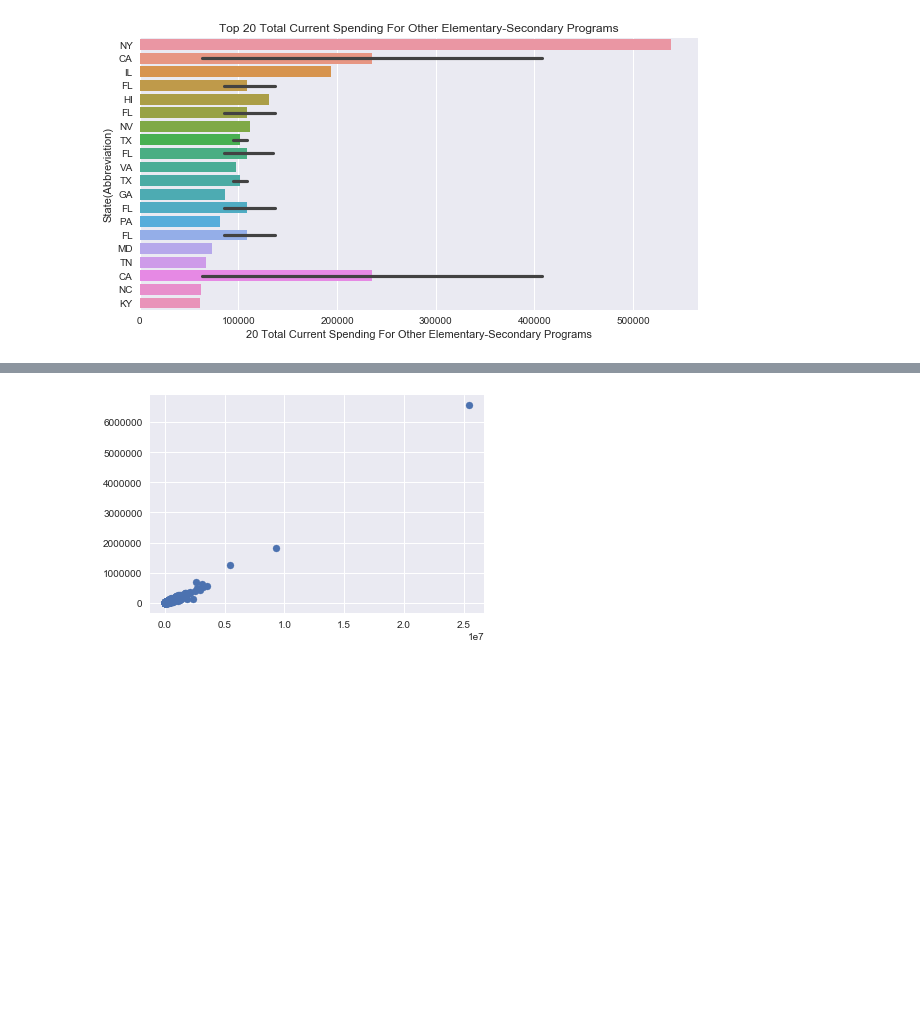
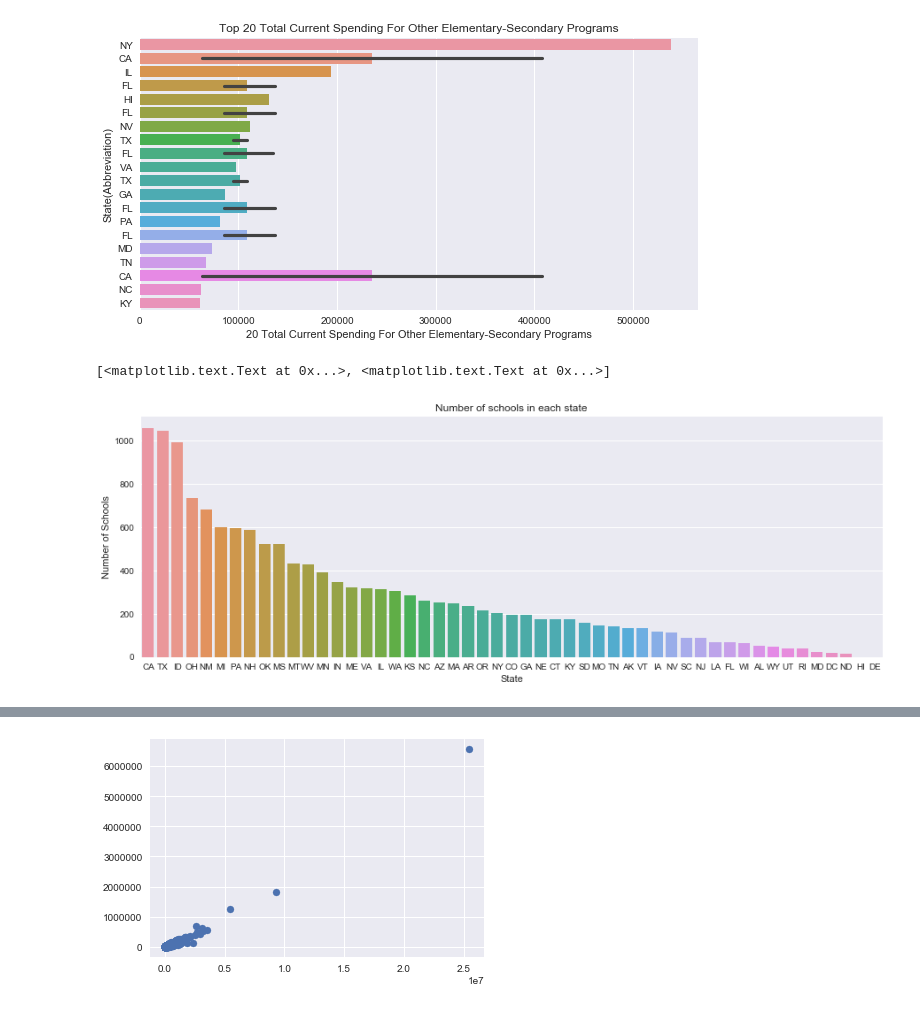
Before and after one commit to jpbesgen/decal_proj1, a Jupyter notebook: code.ipynb, the cells around one changed output, grey strips where cells are left out. Saved outputs shown, nothing was run; the diff lists cells and outputs as text; code cells hidden in the pictures; blank space fills up the shorter version.

```diff
--- a/code.ipynb
+++ b/code.ipynb
@@ -184,3 +184,16 @@ create_STATE_vs_TARGET_horizontal_bar_graph(data,
                                             '20 Total Current Spending For Other Elementary-Secondary Programs')
 # %% [output]
 [figure]
+# %%
+data_mod = data.groupby(['STATE']).count()
+data_mod['states'] = np.sort(['AL', 'AK',
+    'AZ','AR','CA','CO','CT','DE', 'DC', 'FL','GA','HI','ID','IL','IN','IA','KS','KY','LA','ME','MD','MA','MI','MN','MS','MO',
+    'MT','NE','NV','NH','NJ','NM','NY','NC','ND','OH','OK','OR','PA','RI','SC','SD','TN','TX','UT','VT','VA','WA','WV','WI','WY'])
+fig = plt.figure(figsize=(15,5))
+data_mod = data_mod.sort_values('NAME', ascending=False)
+number_of_schools = sns.barplot(x='states', y='NAME', data=data_mod)
+number_of_schools.set_title('Number of schools in each state')
+number_of_schools.set(xlabel= 'State', ylabel= 'Number of Schools')
+# %% [output]
+[<matplotlib.text.Text at 0x...>, <matplotlib.text.Text at 0x...>]
+[figure, added]
```
Also changed, not shown: parts of 14 cells of this notebook.
